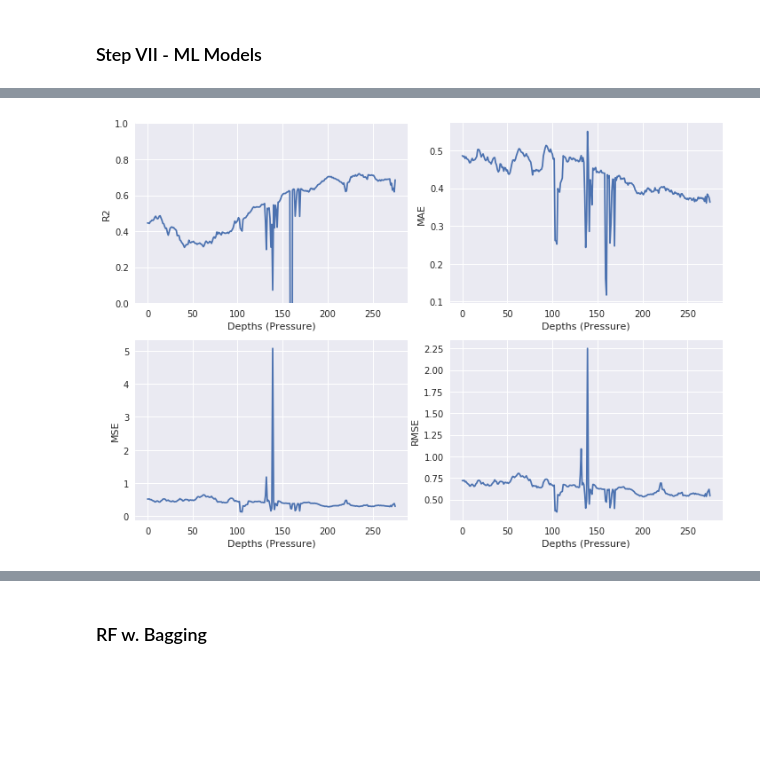
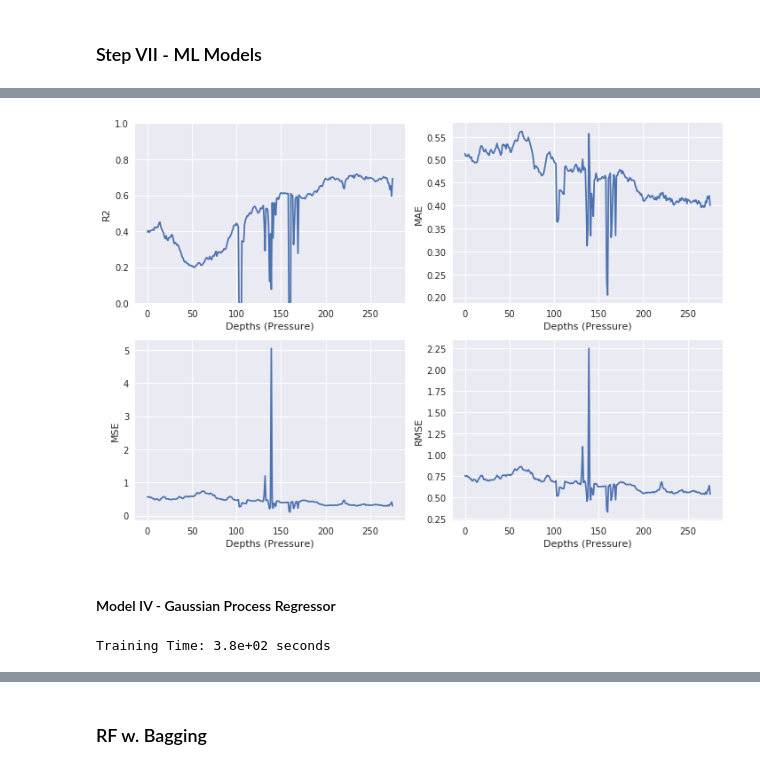
Before and after one commit to IPL-UV/ml4ocean, a Jupyter notebook: notebooks/3_models/1_control_baseline.ipynb, the cells around one changed output, grey strips where cells are left out. Saved outputs shown, nothing was run; the diff lists cells and outputs as text; code cells hidden in the pictures; blank space fills up the shorter version.

```diff
--- a/notebooks/3_models/1_control_baseline.ipynb
+++ b/notebooks/3_models/1_control_baseline.ipynb
@@ -88,5 +117,3 @@ def pcaspectrum(df: pd.DataFrame, n_components=2)-> pd.DataFrame:
-# %%
-X = X.drop(columns=[''])
 # %% [markdown]
 ### Step V - Train Test
 # %%
@@ -189 +239,7 @@ Time: 1.04 seconds
+# %%
+# Predictions
+t0 = time.time()
+ypred_red = mlp_model.predict(xtest_norm)
+t1 = time.time() - t0
+#ypred = pca_model.inverse_transform(ypred_red)
 # %%
@@ -195,34 +261,6 @@ r2_raw = r2_score(ytest_norm, ypred_red, multioutput='raw_values')
-# %%
-import matplotlib.pyplot as plt
-%matplotlib inline
-plt.style.use('seaborn')
-
-# Plots
-fig, ax = plt.subplots(nrows=2, ncols=2, figsize=(10, 7))
-
-# R2 Values
-ax[0,0].plot(r2_raw)
-ax[0,0].set_xlabel('Depths (Pressure)')
-ax[0,0].set_ylabel('R2')
-ax[0,0].set_ylim([0, 1])
-
-# MAE
-ax[0,1].plot(mae_raw)
-ax[0,1].set_xlabel('Depths (Pressure)')
-ax[0,1].set_ylabel('MAE')
-
-# MSE
-ax[1,0].plot(mse_raw)
-ax[1,0].set_xlabel('Depths (Pressure)')
-ax[1,0].set_ylabel('MSE')
-
-# RMSE
-ax[1,1].plot(rmse_raw)
-ax[1,1].set_xlabel('Depths (Pressure)')
-ax[1,1].set_ylabel('RMSE')
-
-
-plt.tight_layout()
-plt.show()
-# %% [output]
-[figure, removed]
+# %%
+plot_mo_stats(ytest_norm, ypred_red)
+# %% [output]
+[figure, added]
+# %% [markdown]
+#### Model IV - Gaussian Process Regressor
@@ -228,0 +270,24 @@ plt.show()
+# %%
+# define kernel function
+kernel = ConstantKernel() * Matern(nu=2.5) + WhiteKernel()
+
+# define GP model
+gp_model = GaussianProcessRegressor(
+    kernel=kernel,            # kernel function (very important)
+    normalize_y=False,         # good standard practice --> unless we have normalized before?
+    random_state=123,         # reproducibility
+    n_restarts_optimizer=0,  # good practice (avoids local minima)
+)
+
+
+# train GP Model
+t0 = time.time()
+gp_model.fit(xtrain_norm, ytrain_norm)
+t1 = time.time() - t0
+
+
+print(
+    f"Training Time: {t1:.3} seconds"
+)
+# %% [output]
+Training Time: 3.8e+02 seconds
```
Also changed, not shown: parts of 35 cells of this notebook, 4 other files.
